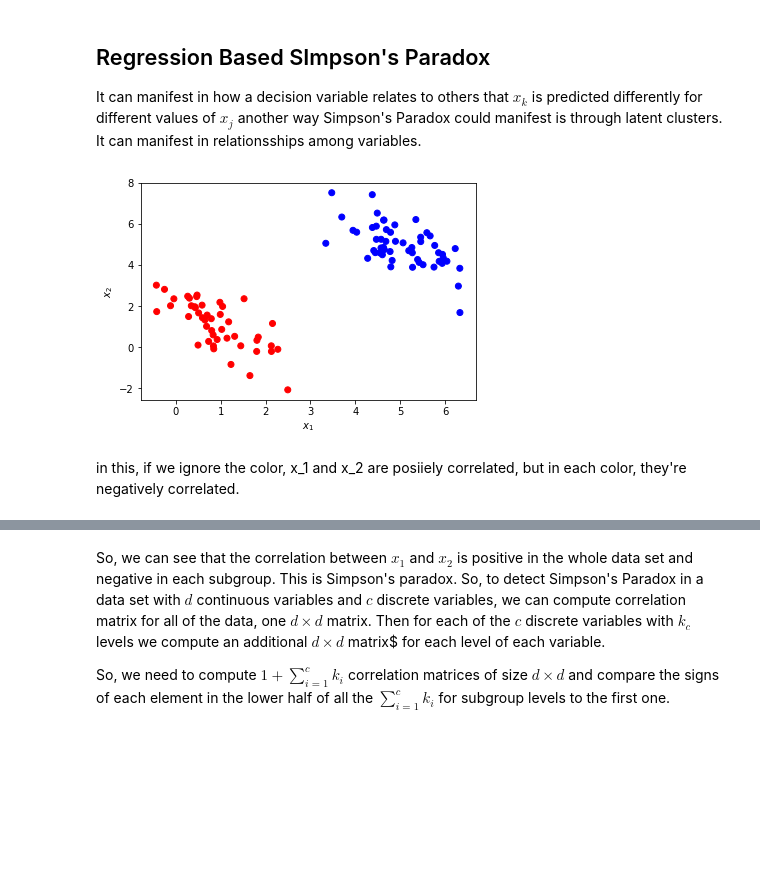
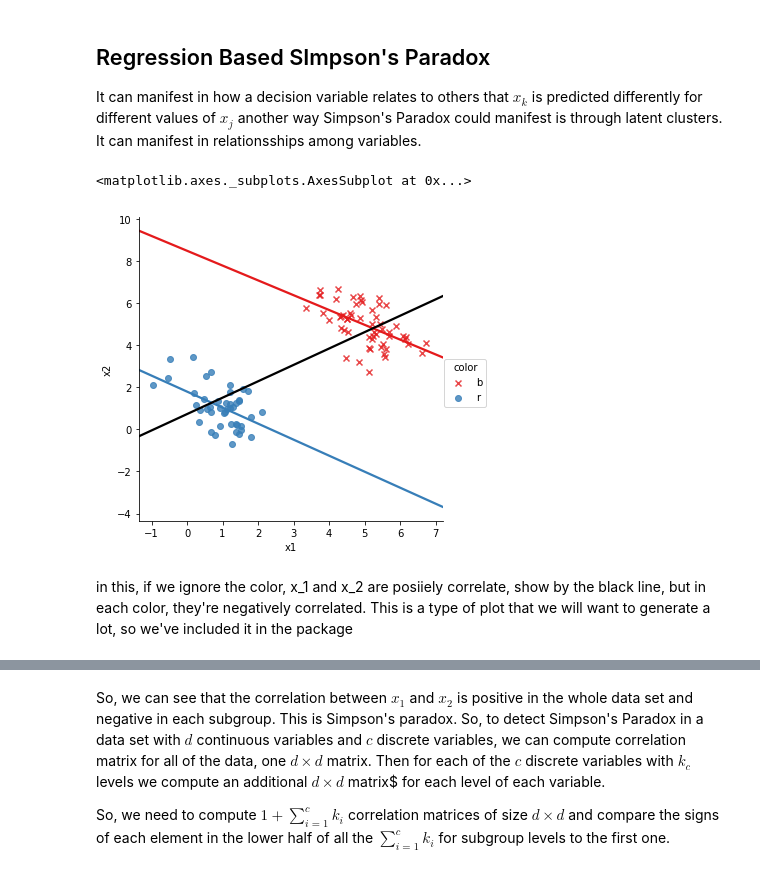
Before and after one commit to fairnessforensics/wiggum, a Jupyter notebook: docs/source/notebooks/simple_simpsons_paradox_intro.ipynb, the cells around one changed output, grey strips where cells are left out. Saved outputs shown, nothing was run; the diff lists cells and outputs as text; code cells hidden in the pictures; blank space fills up the shorter version.

```diff
--- a/docs/source/notebooks/simple_simpsons_paradox_intro.ipynb
+++ b/docs/source/notebooks/simple_simpsons_paradox_intro.ipynb
@@ -39,16 +39,14 @@ latent_df['color'] = [color_z[z_i] for z_i in z]
 y = np.random.choice([0,1],N,p=[.7,.3])
 latent_df['y'] = y
 latent_df['char'] = [char_zy[zi][yi] for zi,yi in zip(z,y)]
-
-plt.scatter(latent_df['x1'], latent_df['x2'],
-            c =  latent_df['color'], marker= 'o')
-#plt.scatter(clust_x['x1'], clust_x['x2'],
-          #  c =  clust_x['color'], marker= 'x')
-plt.xlabel('$x_1$')
-plt.ylabel('$x_2$')
-# , marker = 'char' , c = 'color'
-plt.show()
-# %% [output]
-[figure, removed]
+# %%
+
+sns.lmplot('x1','x2', data=latent_df, hue='color', ci=None,
+               markers =['x','o'], palette="Set1")
+# adda whole data regression line, but don't cover the scatter data
+sns.regplot('x1','x2', data=latent_df, color='black', scatter=False, ci=None)
+# %% [output]
+<matplotlib.axes._subplots.AxesSubplot at 0x...>
+[figure, added]
 # %% [markdown]
-in this, if we ignore the color, x_1 and x_2 are posiiely correlated, but in each color, they're negatively correlated.
+in this, if we ignore the color, x_1 and x_2 are posiiely correlate, show by the black line, but in each color, they're negatively correlated.  This is a type of plot that we will want to generate a lot, so we've included it in the package
```
Also changed, not shown: parts of 2 cells of this notebook, 4 other files.
